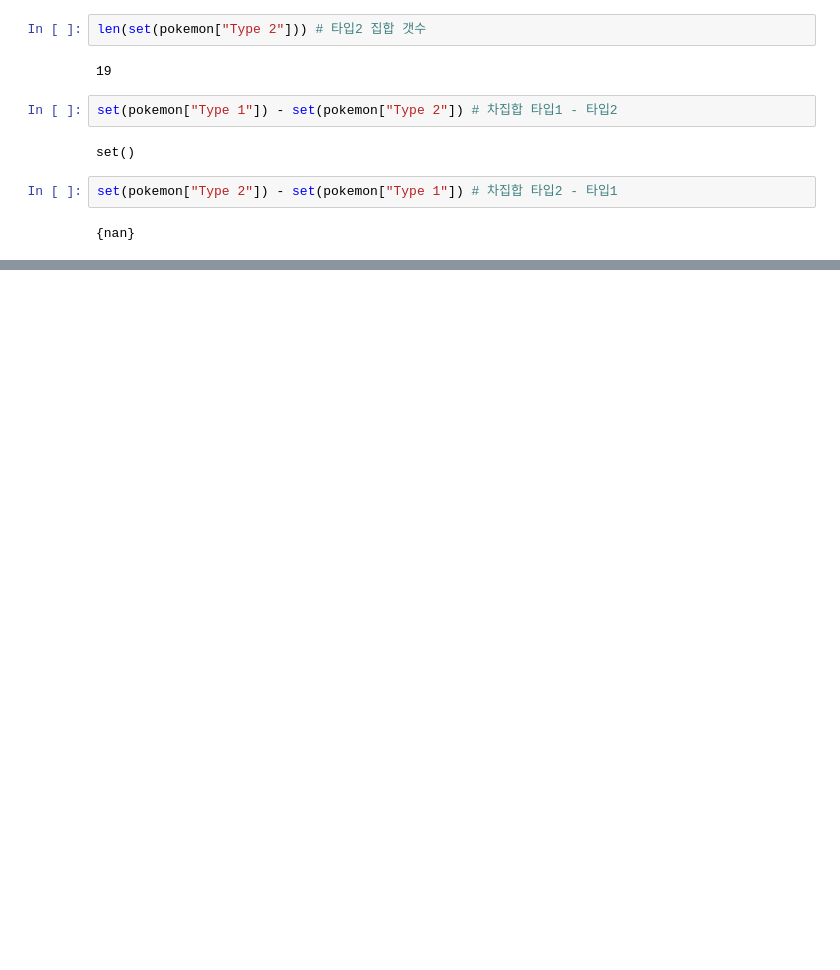
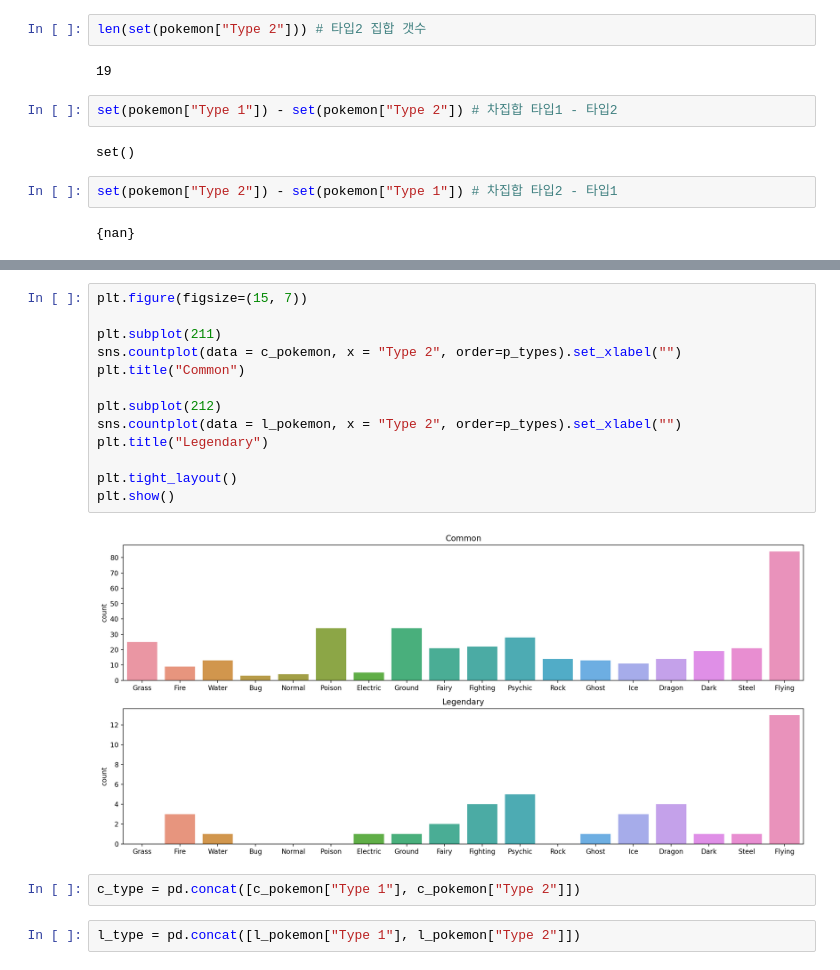
Before and after one commit to JangWoojun/big-data-analysis, a Jupyter notebook: pokemon(30619).ipynb, the cells around one changed output, grey strips where cells are left out. Cells and saved outputs as stored; diff of their text form; blank space fills up the shorter version.

```diff
--- a/pokemon(30619).ipynb
+++ b/pokemon(30619).ipynb
@@ -196,0 +274,19 @@ set(pokemon["Type 2"]) - set(pokemon["Type 1"]) # 차집합 타입2 - 타입1
+# %%
+plt.figure(figsize=(15, 7))
+
+plt.subplot(211)
+sns.countplot(data = c_pokemon, x = "Type 2", order=p_types).set_xlabel("")
+plt.title("Common")
+
+plt.subplot(212)
+sns.countplot(data = l_pokemon, x = "Type 2", order=p_types).set_xlabel("")
+plt.title("Legendary")
+
+plt.tight_layout()
+plt.show()
+# %% [output]
+[figure, added]
+# %%
+c_type = pd.concat([c_pokemon["Type 1"], c_pokemon["Type 2"]])
+# %%
+l_type = pd.concat([l_pokemon["Type 1"], l_pokemon["Type 2"]])
```
Also changed, not shown: parts of 50 cells of this notebook.
